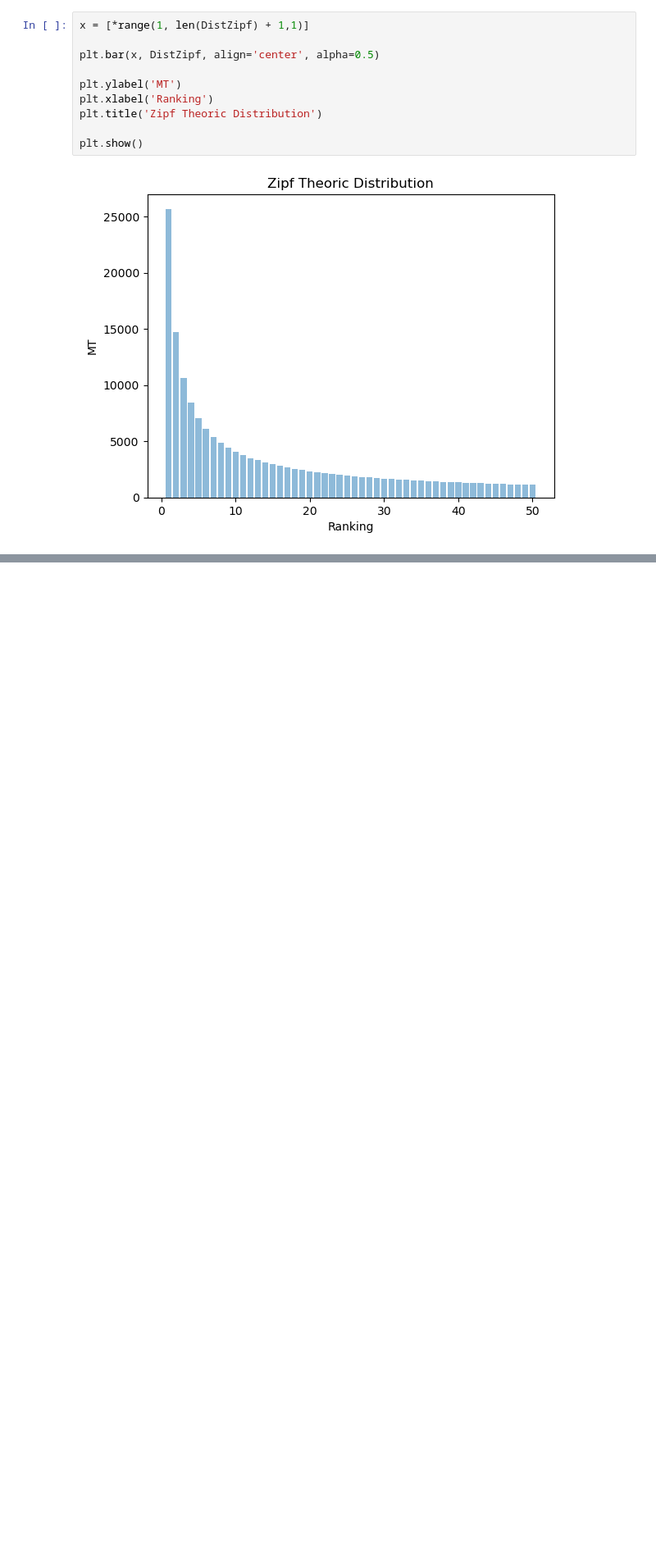
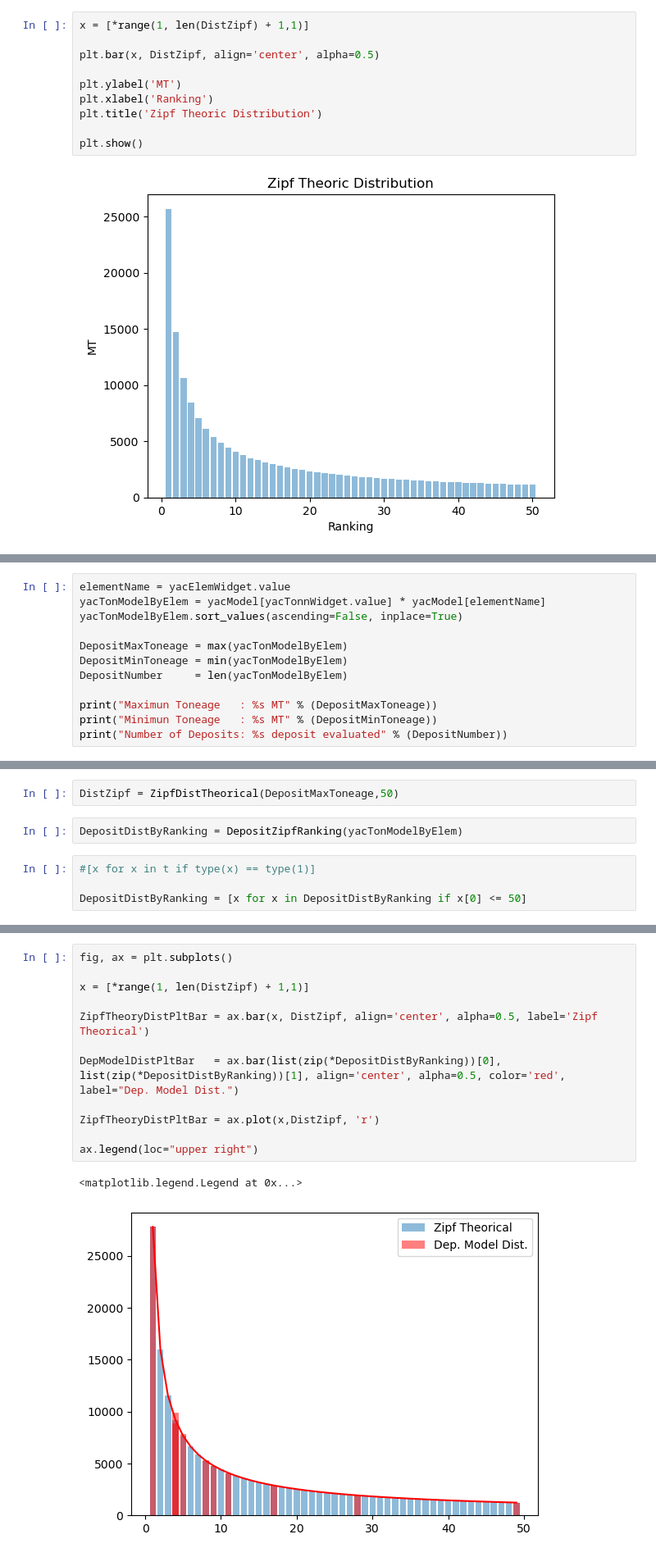
Before and after one commit to gasato/NumericalMiningDepositsModelling, a Jupyter notebook: Zipf.ipynb, the cells around one changed output, grey strips where cells are left out. Shown: that part at 82% size. Cells and saved outputs as stored; diff of their text form; blank space fills up the shorter version.

```diff
--- a/Zipf.ipynb
+++ b/Zipf.ipynb
@@ -218,0 +270,12 @@ plt.show()
+# %%
+elementName = yacElemWidget.value
+yacTonModelByElem = yacModel[yacTonnWidget.value] * yacModel[elementName]
+yacTonModelByElem.sort_values(ascending=False, inplace=True)
+
+DepositMaxToneage = max(yacTonModelByElem)
+DepositMinToneage = min(yacTonModelByElem)
+DepositNumber     = len(yacTonModelByElem)
+
+print("Maximun Toneage   : %s MT" % (DepositMaxToneage))
+print("Minimun Toneage   : %s MT" % (DepositMinToneage))
+print("Number of Deposits: %s deposit evaluated" % (DepositNumber))
@@ -218,0 +286,8 @@ plt.show()
+# %%
+DistZipf = ZipfDistTheorical(DepositMaxToneage,50)
+# %%
+DepositDistByRanking = DepositZipfRanking(yacTonModelByElem)
+# %%
+#[x for x in t if type(x) == type(1)]
+
+DepositDistByRanking = [x for x in DepositDistByRanking if x[0] <= 50]
@@ -218,0 +307,15 @@ plt.show()
+# %%
+fig, ax = plt.subplots()
+
+x = [*range(1, len(DistZipf) + 1,1)]
+
+ZipfTheoryDistPltBar = ax.bar(x, DistZipf, align='center', alpha=0.5, label='Zipf Theorical')
+
+DepModelDistPltBar   = ax.bar(list(zip(*DepositDistByRanking))[0], list(zip(*DepositDistByRanking))[1], align='center', alpha=0.5, color='red', label="Dep. Model Dist.")
+
+ZipfTheoryDistPltBar = ax.plot(x,DistZipf, 'r')
+
+ax.legend(loc="upper right")
+# %% [output]
+<matplotlib.legend.Legend at 0x...>
+[figure, added]
```
Also changed, not shown: parts of 12 cells of this notebook.
